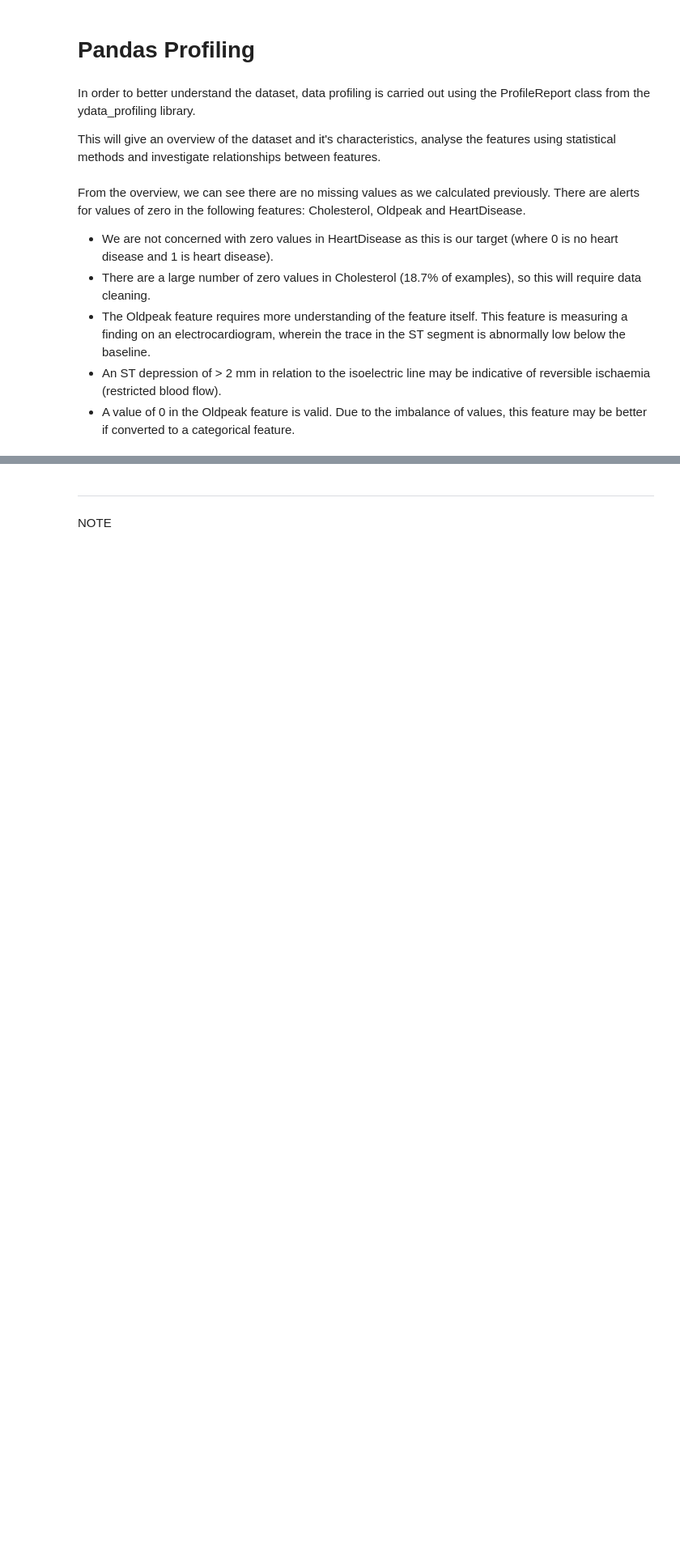
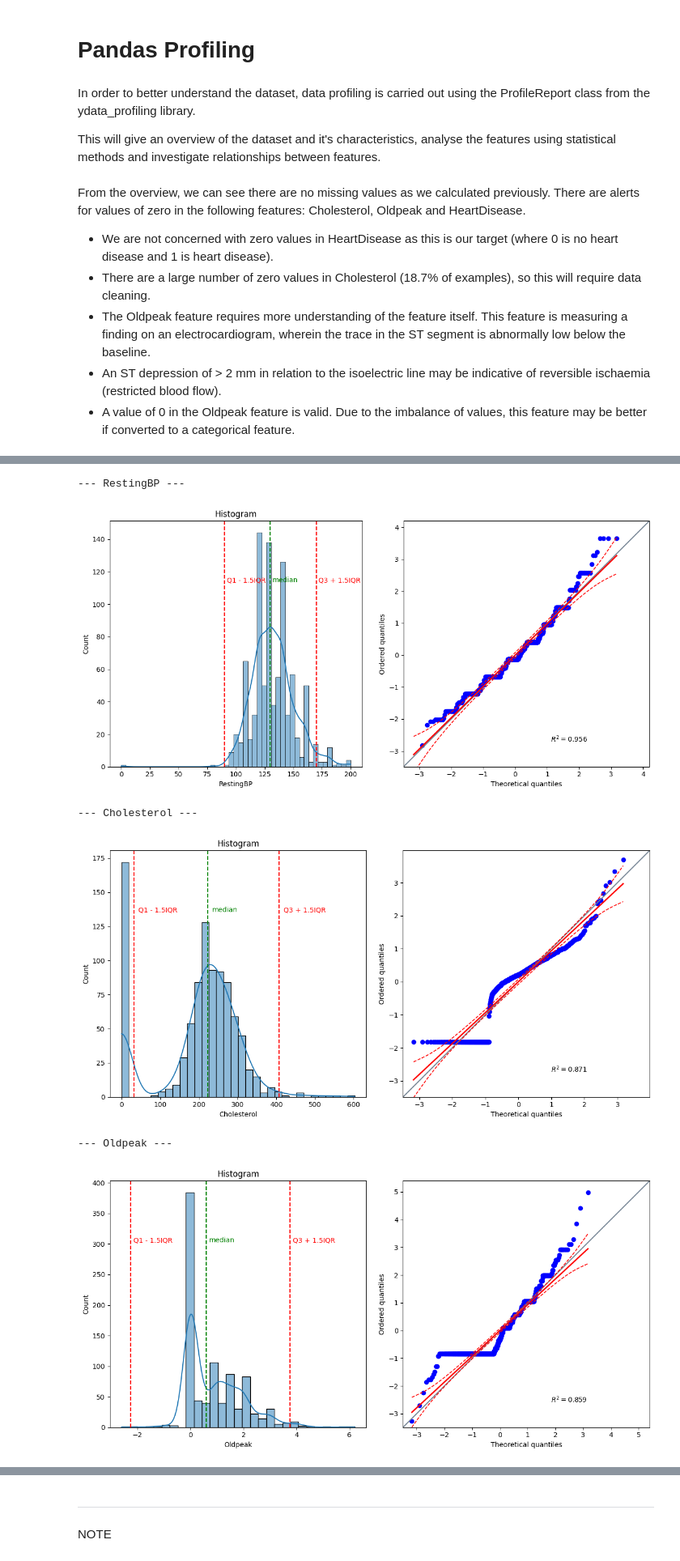
Before and after one commit to jfpaliga/CVD-predictor, a Jupyter notebook: jupyter_notebooks/02 - ExploratoryDataAnalysis.ipynb, the cells around one changed output, grey strips where cells are left out. Shown at 81% size. Cells and saved outputs as stored; diff of their text form; code cells hidden in the pictures; blank space fills up the shorter version.

Commit message:
Begin to investigate outliers in data analysis

```diff
--- a/jupyter_notebooks/02 - ExploratoryDataAnalysis.ipynb
+++ b/jupyter_notebooks/02 - ExploratoryDataAnalysis.ipynb
@@ -88,7 +89,9 @@ Next, we will examine the numerical features to determine if there are any outli
 import matplotlib.pyplot as plt
 import seaborn as sns
 
-for col in df.select_dtypes(include="number").columns:
+df_outliers = df.drop("HeartDisease", axis=1)
+
+for col in df_outliers.select_dtypes(include="number").columns:
     fig, axes = plt.subplots(nrows=2, ncols=1, figsize=(8,8), gridspec_kw={"height_ratios": (.15, .85)})
     sns.boxplot(data=df, x=col, ax=axes[0])
     sns.histplot(data=df, x=col, kde=True, ax=axes[1])
@@ -104,0 +154,33 @@ for col in df.select_dtypes(include="number").columns:
+# %%
+import pingouin as pg
+
+def plot_distribution_and_qq(df):
+    for col in df.columns:
+        IQR = calc_IQR(df, col)
+
+        print(f"--- {col} ---")
+        fig, axes = plt.subplots(nrows=1, ncols=2, figsize=(12,6))
+        sns.histplot(data=df, x=col, kde=True, ax=axes[0])
+        axes[0].set_title("Histogram")
+        axes[0].axvline(df[col].median(), color="g", linestyle="dashed", linewidth="1.5")
+        axes[0].text(x=df[col].median() + df[col].std()/10, y=axes[0].get_ylim()[1] * 0.75, s="median", fontsize=10, c="g")
+
+        axes[0].axvline(df[col].quantile(q=0.25) - 1.5*IQR, color="r", linestyle="dashed", linewidth="1.5")
+        axes[0].text(x=df[col].quantile(q=0.25) - 1.5*IQR + df[col].std()/10, y=axes[0].get_ylim()[1] * 0.75, s="Q1 - 1.5IQR", fontsize=10, c="r")
+
+        axes[0].axvline(df[col].quantile(q=0.75) + 1.5*IQR, color="r", linestyle="dashed", linewidth="1.5")
+        axes[0].text(x=df[col].quantile(q=0.75) + 1.5*IQR + df[col].std()/10, y=axes[0].get_ylim()[1] * 0.75, s="Q3 + 1.5IQR", fontsize=10, c="r")
+
+        pg.qqplot(df[col], dist="norm", ax=axes[1])
+
+        plt.tight_layout()
+        plt.show()
+
+plot_distribution_and_qq(outliers_df)
+# %% [output]
+--- RestingBP ---
+[figure, added]
+--- Cholesterol ---
+[figure, added]
+--- Oldpeak ---
+[figure, added]
```
Also changed, not shown: parts of 10 cells of this notebook.
